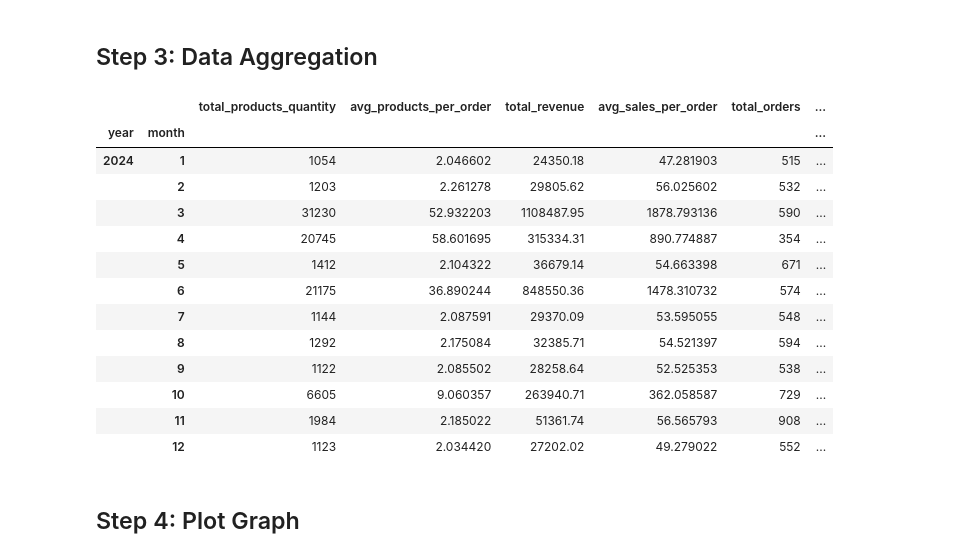
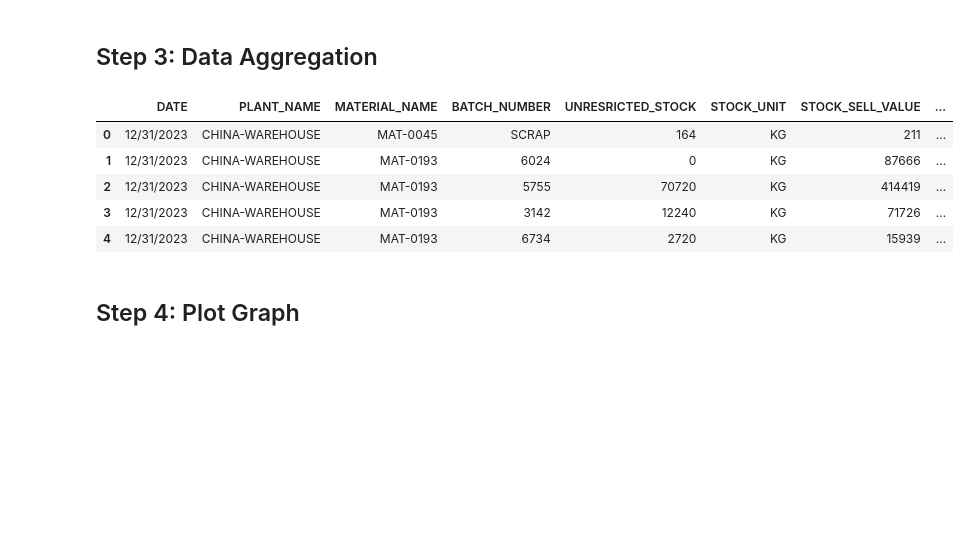
Before and after one commit to KatieMarsh/EM_Bootcathon2025, a Jupyter notebook: EDA.ipynb, the cells around one changed output. Drawn from its saved outputs; the diff is of its cells as text; code cells hidden in the pictures; blank space fills up the shorter version.

```diff
--- a/EDA.ipynb
+++ b/EDA.ipynb
@@ -160,31 +160,3 @@ def inventory_filter_by_month(month_num, year, country):
     print("Month"+str(month_num)+": "+str(total/1000))
 # %% [markdown]
 ## Step 3: Data Aggregation
-# %%
-# Group the data by Month
-orders_agg_df = merged_df.groupby(['year','month']).agg(
-    total_products_quantity=('quantity', 'sum'),
-    avg_products_per_order=('quantity', 'mean'),
-    total_revenue=('total_price', 'sum'),
-    avg_sales_per_order=('total_price', 'mean'),
-    total_orders=('order_id', 'count'),
-    unique_products=('product_id', 'nunique')
-)
-
-# Show Data
-orders_agg_df.head(20)
-# %% [output]
-|  |  | total_products_quantity | avg_products_per_order | total_revenue | avg_sales_per_order | total_orders | ... |
-| year | month |  |  |  |  |  | ... |
-| 2024 | 1 | 1054 | 2.046602 | 24350.18 | 47.281903 | 515 | ... |
-|  | 2 | 1203 | 2.261278 | 29805.62 | 56.025602 | 532 | ... |
-|  | 3 | 31230 | 52.932203 | 1108487.95 | 1878.793136 | 590 | ... |
-|  | 4 | 20745 | 58.601695 | 315334.31 | 890.774887 | 354 | ... |
-|  | 5 | 1412 | 2.104322 | 36679.14 | 54.663398 | 671 | ... |
-|  | 6 | 21175 | 36.890244 | 848550.36 | 1478.310732 | 574 | ... |
-|  | 7 | 1144 | 2.087591 | 29370.09 | 53.595055 | 548 | ... |
-|  | 8 | 1292 | 2.175084 | 32385.71 | 54.521397 | 594 | ... |
-|  | 9 | 1122 | 2.085502 | 28258.64 | 52.525353 | 538 | ... |
-|  | 10 | 6605 | 9.060357 | 263940.71 | 362.058587 | 729 | ... |
-|  | 11 | 1984 | 2.185022 | 51361.74 | 56.565793 | 908 | ... |
-|  | 12 | 1123 | 2.034420 | 27202.02 | 49.279022 | 552 | ... |
@@ -194,3 +165,17 @@ orders_agg_df.to_csv("Data_V2.csv")
+# %%
+# Find out if sales downgrade is calculated already or not
+# Filter for batch numbers that are in inventory for more than shelf life
+# Divide sales value by quantity to get per MT
+# Check the sales value for those items if they go down by the percentage
+batch_merged_df = pd.merge(inventory_df, material_master_df, on='MATERIAL_NAME')
+batch_filtered_df = pd.merge()
+# %% [output]
+|  | DATE | PLANT_NAME | MATERIAL_NAME | BATCH_NUMBER | UNRESRICTED_STOCK | STOCK_UNIT | STOCK_SELL_VALUE | ... |
+| 0 | 12/31/2023 | CHINA-WAREHOUSE | MAT-0045 | SCRAP | 164 | KG | 211 | ... |
+| 1 | 12/31/2023 | CHINA-WAREHOUSE | MAT-0193 | 6024 | 0 | KG | 87666 | ... |
+| 2 | 12/31/2023 | CHINA-WAREHOUSE | MAT-0193 | 5755 | 70720 | KG | 414419 | ... |
+| 3 | 12/31/2023 | CHINA-WAREHOUSE | MAT-0193 | 3142 | 12240 | KG | 71726 | ... |
+| 4 | 12/31/2023 | CHINA-WAREHOUSE | MAT-0193 | 6734 | 2720 | KG | 15939 | ... |
 # %% [markdown]
 ## Step 4: Plot Graph
 # %%
```
Also changed, not shown: parts of 2 cells of this notebook.
